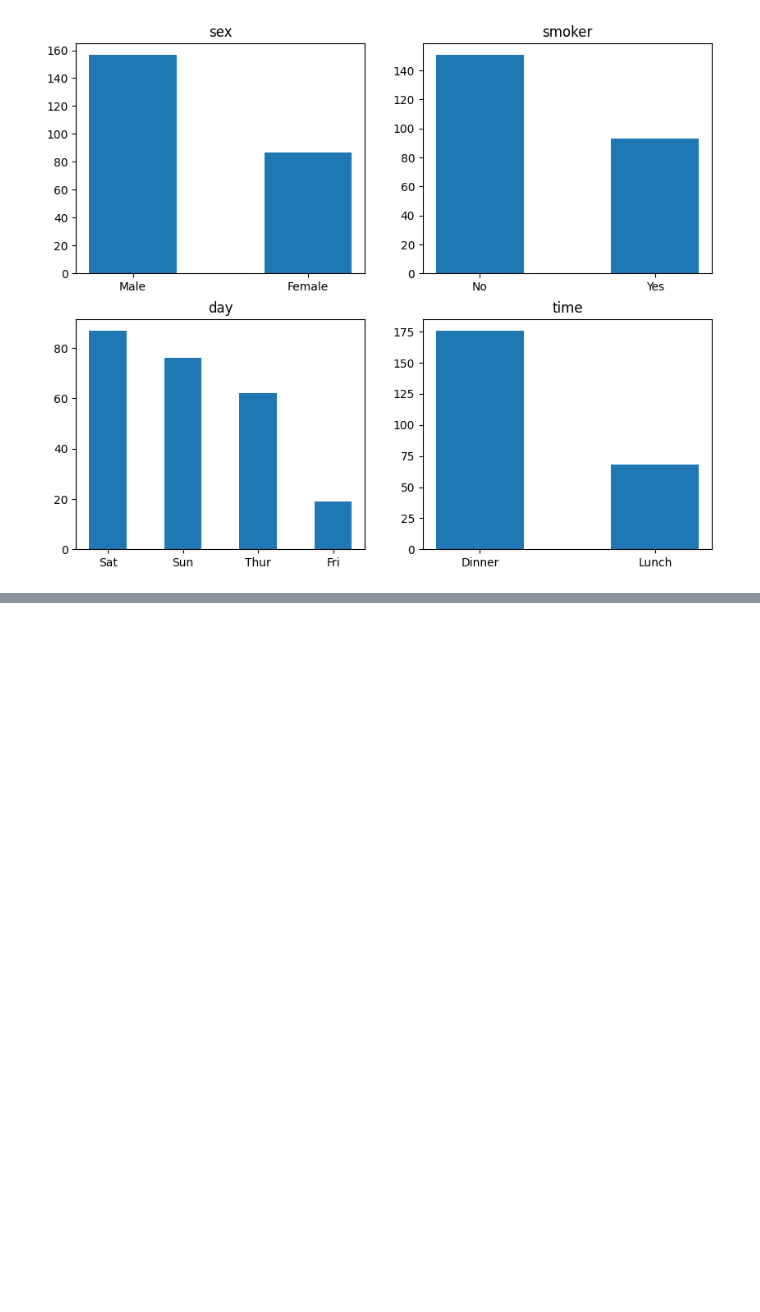
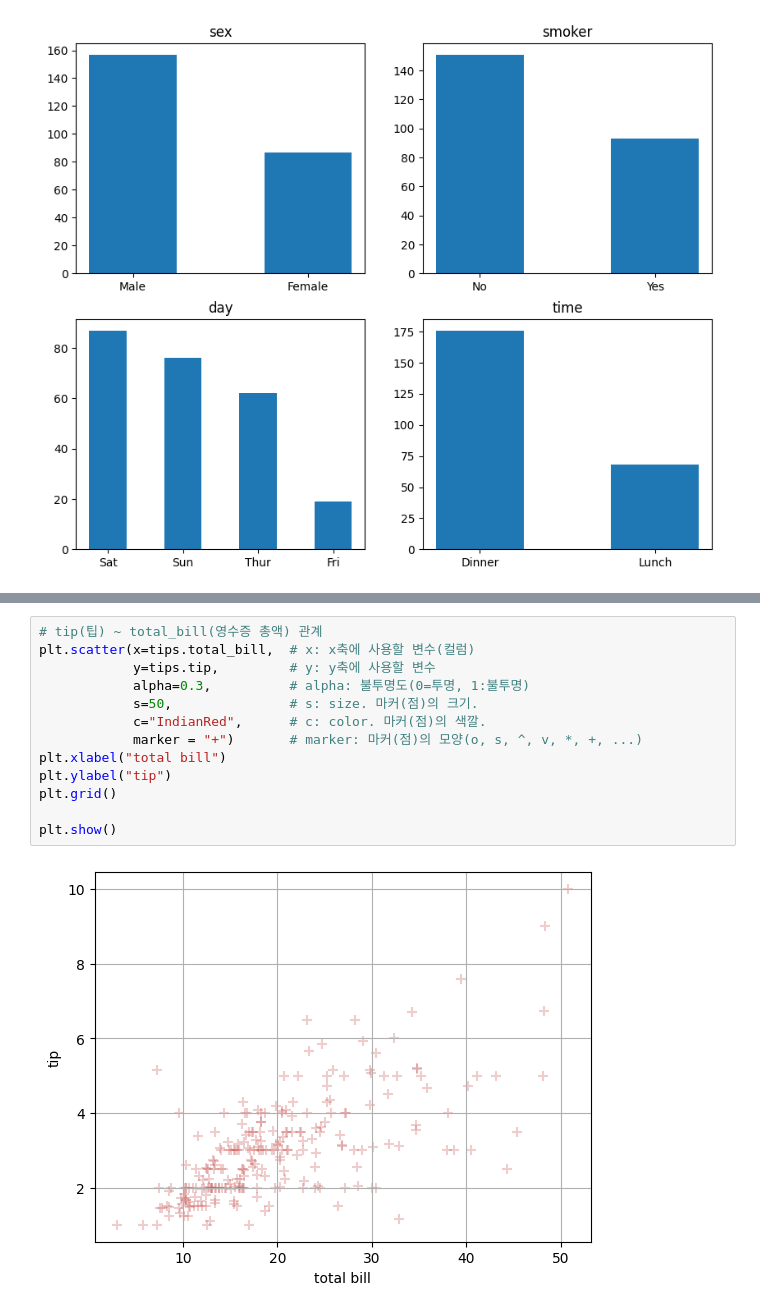
Before and after one commit to YounJJ/202511_BD53, a Jupyter notebook: lab_python/da04_matplotlib.ipynb, the cells around one changed output, grey strips where cells are left out. Cells and saved outputs as stored; diff of their text form; blank space fills up the shorter version.

Commit message:
scatter plot, line plot

```diff
--- a/lab_python/da04_matplotlib.ipynb
+++ b/lab_python/da04_matplotlib.ipynb
@@ -491,0 +470,15 @@ plt.show()
+# %%
+# tip(팁) ~ total_bill(영수증 총액) 관계
+plt.scatter(x=tips.total_bill,  # x: x축에 사용할 변수(컬럼)
+            y=tips.tip,         # y: y축에 사용할 변수
+            alpha=0.3,          # alpha: 불투명도(0=투명, 1:불투명)
+            s=50,               # s: size. 마커(점)의 크기.
+            c="IndianRed",      # c: color. 마커(점)의 색깔.
+            marker = "+")       # marker: 마커(점)의 모양(o, s, ^, v, *, +, ...)
+plt.xlabel("total bill")
+plt.ylabel("tip")
+plt.grid()
+
+plt.show()
+# %% [output]
+[figure, added]
```
Also changed, not shown: parts of 38 cells of this notebook.
